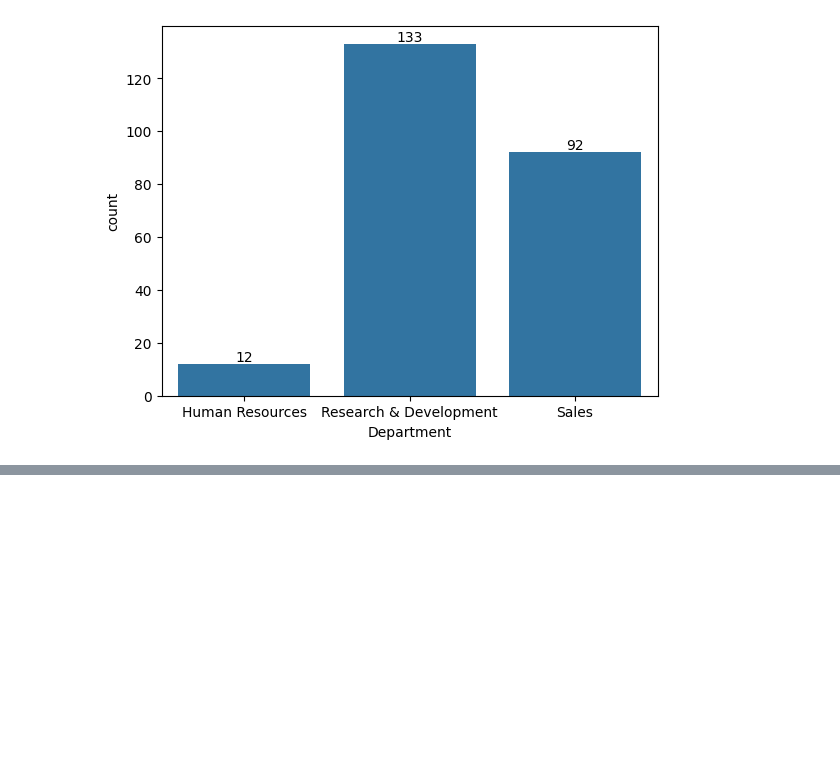
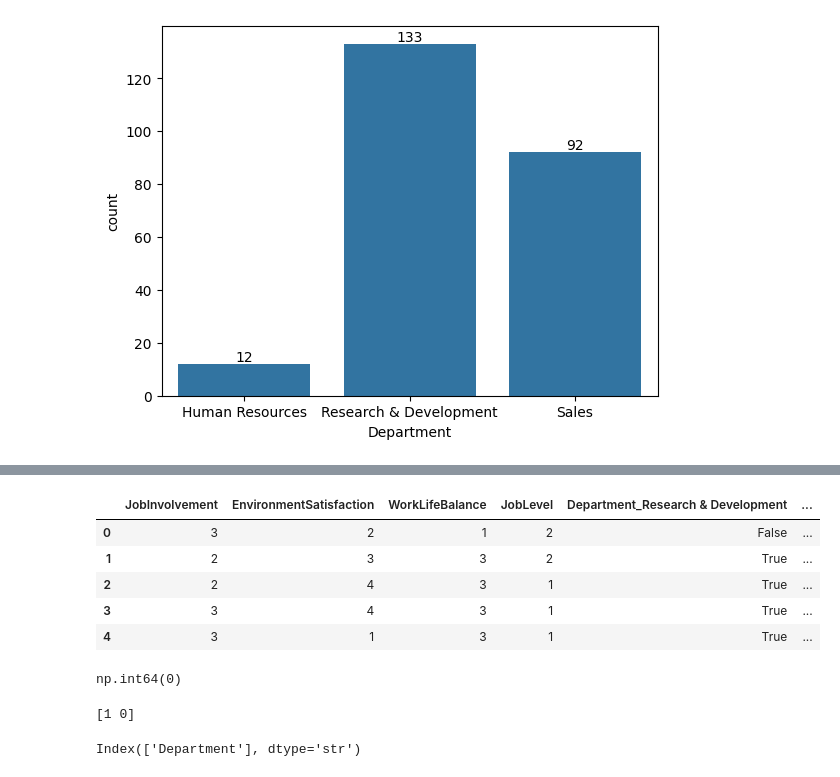
Before and after one commit to ismail-sha/Employee-Resignation-Prediction, a Jupyter notebook: resig_pred.ipynb, the cells around one changed output, grey strips where cells are left out. Saved outputs shown, nothing was run; the diff lists cells and outputs as text; code cells hidden in the pictures; blank space fills up the shorter version.

```diff
--- a/resig_pred.ipynb
+++ b/resig_pred.ipynb
@@ -265,3 +266,5 @@ ax.bar_label(ax.containers[0], fmt="%d")
 # %% [output]
 [Text(0, 0, '12'), Text(0, 0, '133'), Text(0, 0, '92')]
 [figure]
+# %%
+df['Attrition_num'] = df['Attrition'].map({'No': 0, 'Yes': 1})
@@ -267,0 +280,23 @@ ax.bar_label(ax.containers[0], fmt="%d")
+# %%
+features = [
+    'JobInvolvement',
+    'EnvironmentSatisfaction',
+    'WorkLifeBalance',
+    'Department',
+    'DistanceBand',
+    'JobLevel'
+]
+
+X = df[features]
+y = df['Attrition']
+# %%
+X = pd.get_dummies(X, drop_first=True)
+# %%
+X.head()
+# %% [output]
+|  | JobInvolvement | EnvironmentSatisfaction | WorkLifeBalance | JobLevel | Department_Research & Development | ... |
+| 0 | 3 | 2 | 1 | 2 | False | ... |
+| 1 | 2 | 3 | 3 | 2 | True | ... |
+| 2 | 2 | 4 | 3 | 1 | True | ... |
+| 3 | 3 | 4 | 3 | 1 | True | ... |
+| 4 | 3 | 1 | 3 | 1 | True | ... |
@@ -267,0 +305,12 @@ ax.bar_label(ax.containers[0], fmt="%d")
+# %%
+y.isnull().sum()
+# %% [output]
+np.int64(0)
+# %%
+print(df['Attrition'].unique())
+# %% [output]
+[1 0]
+# %%
+X.select_dtypes(include='object').columns
+# %% [output]
+Index(['Department'], dtype='str')
```
Also changed, not shown: parts of 7 cells of this notebook.
